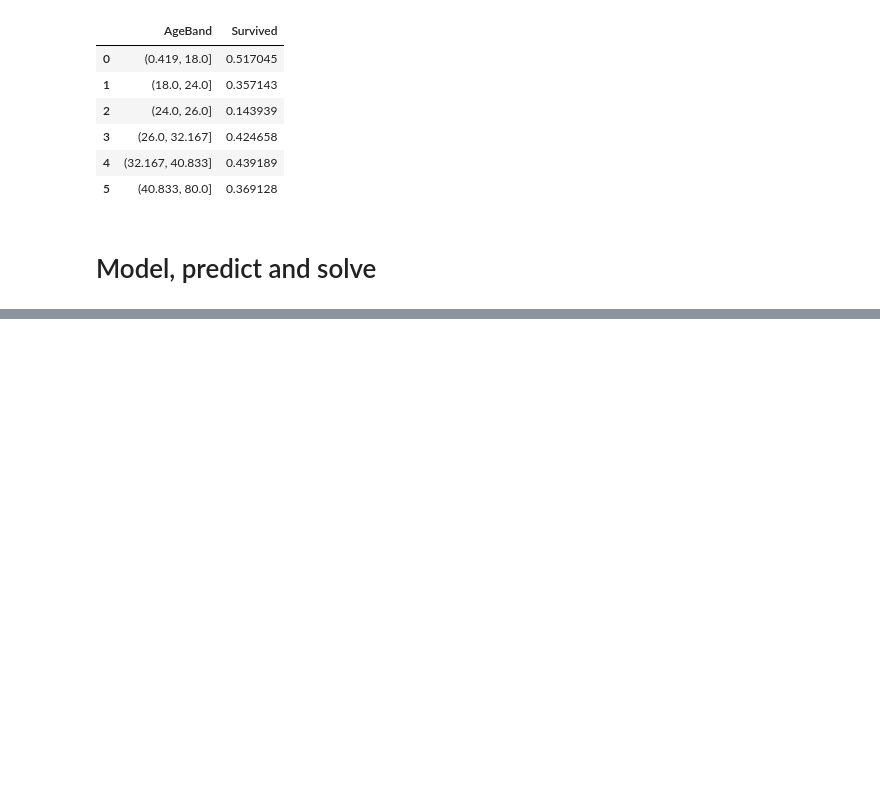
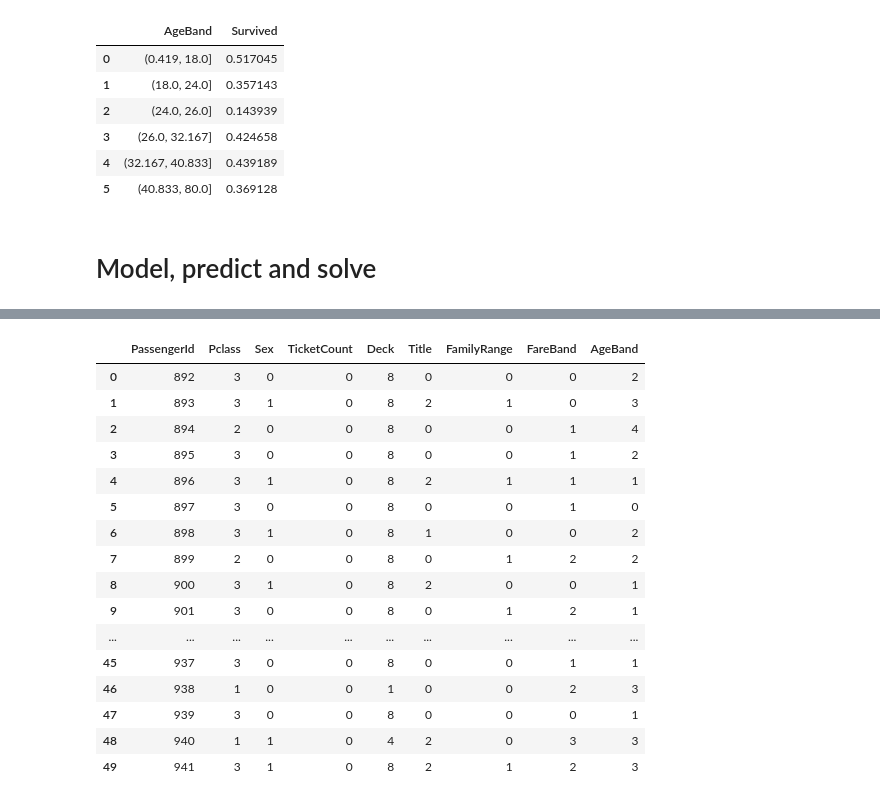
Before and after one commit to ettoreferranti/Titanic-notebook, a Jupyter notebook: Titanic.ipynb, the cells around one changed output, grey strips where cells are left out. Saved outputs shown, nothing was run; the diff lists cells and outputs as text; code cells hidden in the pictures; blank space fills up the shorter version.

```diff
--- a/Titanic.ipynb
+++ b/Titanic.ipynb
@@ -378,0 +416,20 @@ accuracy.sort_values(by='Score', ascending=False)
+# %%
+test_df.head(50)
+# %% [output]
+|  | PassengerId | Pclass | Sex | TicketCount | Deck | Title | FamilyRange | FareBand | AgeBand |
+| 0 | 892 | 3 | 0 | 0 | 8 | 0 | 0 | 0 | 2 |
+| 1 | 893 | 3 | 1 | 0 | 8 | 2 | 1 | 0 | 3 |
+| 2 | 894 | 2 | 0 | 0 | 8 | 0 | 0 | 1 | 4 |
+| 3 | 895 | 3 | 0 | 0 | 8 | 0 | 0 | 1 | 2 |
+| 4 | 896 | 3 | 1 | 0 | 8 | 2 | 1 | 1 | 1 |
+| 5 | 897 | 3 | 0 | 0 | 8 | 0 | 0 | 1 | 0 |
+| 6 | 898 | 3 | 1 | 0 | 8 | 1 | 0 | 0 | 2 |
+| 7 | 899 | 2 | 0 | 0 | 8 | 0 | 1 | 2 | 2 |
+| 8 | 900 | 3 | 1 | 0 | 8 | 2 | 0 | 0 | 1 |
+| 9 | 901 | 3 | 0 | 0 | 8 | 0 | 1 | 2 | 1 |
+| ... | ... | ... | ... | ... | ... | ... | ... | ... | ... |
+| 45 | 937 | 3 | 0 | 0 | 8 | 0 | 0 | 1 | 1 |
+| 46 | 938 | 1 | 0 | 0 | 1 | 0 | 0 | 2 | 3 |
+| 47 | 939 | 3 | 0 | 0 | 8 | 0 | 0 | 0 | 1 |
+| 48 | 940 | 1 | 1 | 0 | 4 | 2 | 0 | 3 | 3 |
+| 49 | 941 | 3 | 1 | 0 | 8 | 2 | 1 | 2 | 3 |
```
Also changed, not shown: parts of 10 cells of this notebook.
